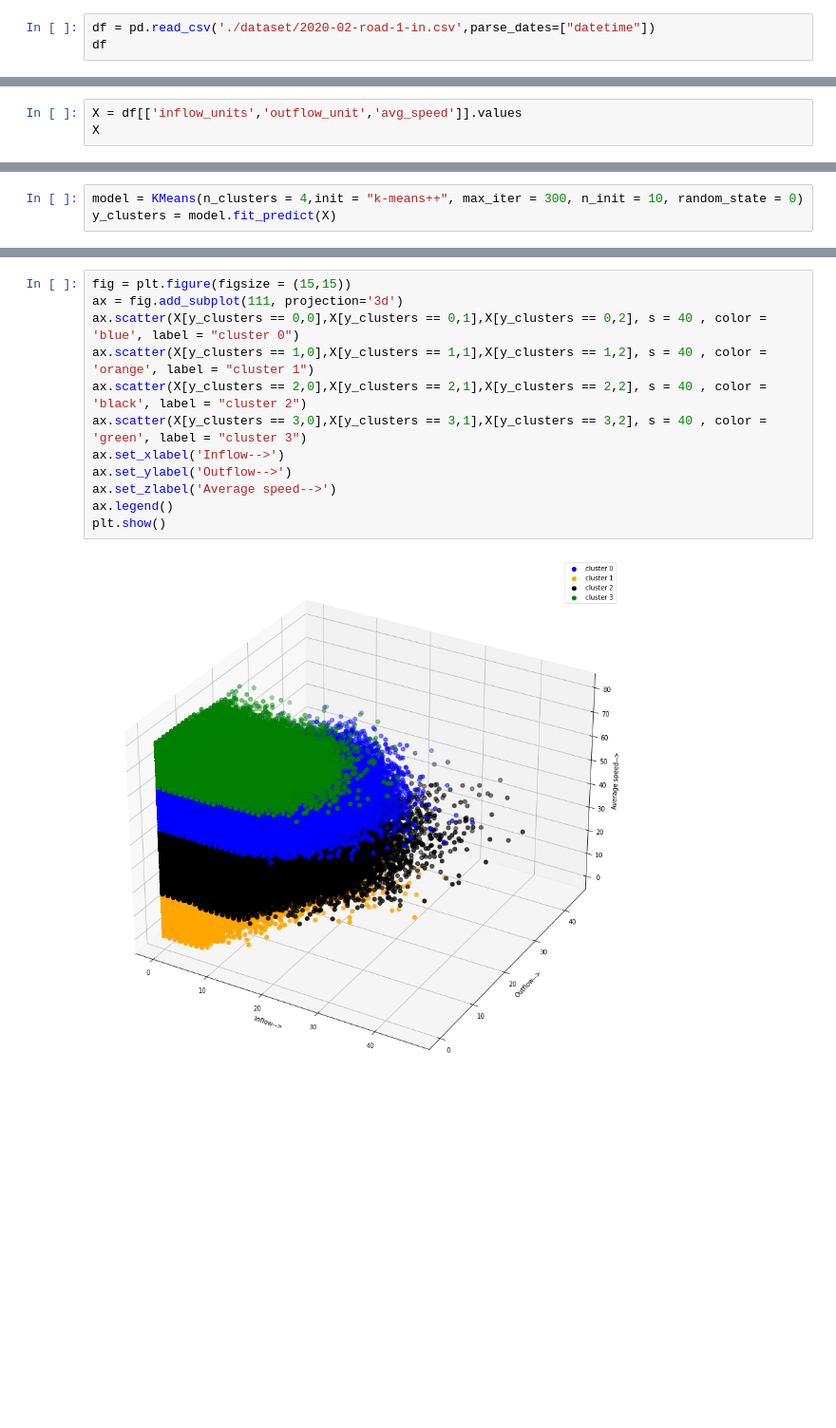
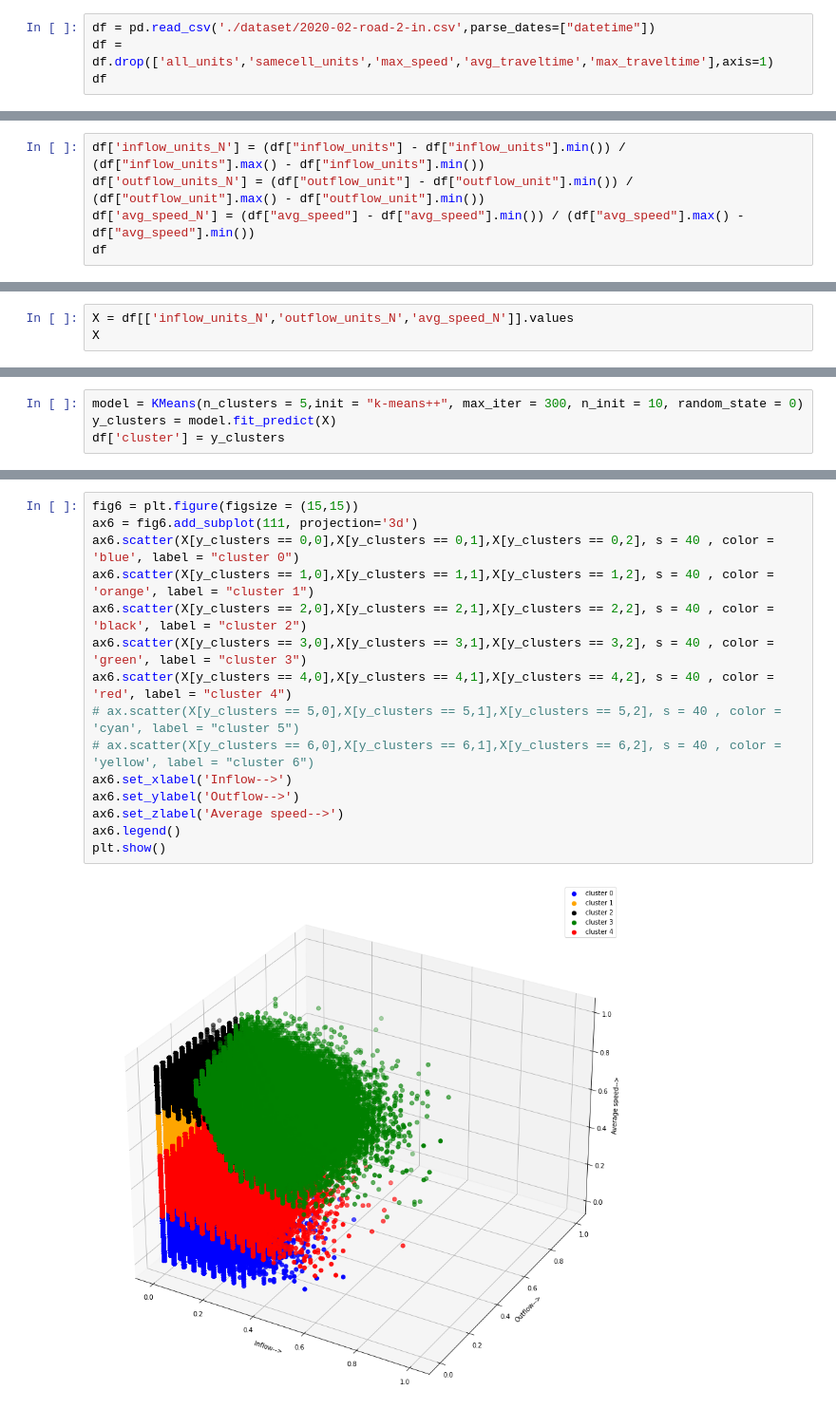
Before and after one commit to Traffic-anomaly-detection/traffic-anomaly-detection, a Jupyter notebook: k-means-test.ipynb, the cells around one changed output, grey strips where cells are left out. Shown at 95% size. Saved outputs shown, nothing was run; the diff lists cells and outputs as text; blank space fills up the shorter version.

Commit message:
visualize k-means with 5 cluster

```diff
--- a/k-means-test.ipynb
+++ b/k-means-test.ipynb
@@ -19,6 +20,7 @@ import plotly.offline as py
 import math
 tqdm.pandas()
 # %%
-df = pd.read_csv('./dataset/2020-02-road-1-in.csv',parse_dates=["datetime"])
+df = pd.read_csv('./dataset/2020-02-road-2-in.csv',parse_dates=["datetime"])
+df = df.drop(['all_units','samecell_units','max_speed','avg_traveltime','max_traveltime'],axis=1)
 df
 # %% [output]
@@ -37,0 +40,5 @@ df
+# %%
+df['inflow_units_N'] = (df["inflow_units"] - df["inflow_units"].min()) / (df["inflow_units"].max() - df["inflow_units"].min())
+df['outflow_units_N'] = (df["outflow_unit"] - df["outflow_unit"].min()) / (df["outflow_unit"].max() - df["outflow_unit"].min())
+df['avg_speed_N'] = (df["avg_speed"] - df["avg_speed"].min()) / (df["avg_speed"].max() - df["avg_speed"].min())
+df
@@ -53,5 +77,5 @@ max_traveltime                    999
 dtype: object
 # %%
-X = df[['inflow_units','outflow_unit','avg_speed']].values
+X = df[['inflow_units_N','outflow_units_N','avg_speed_N']].values
 X
 # %% [output]
@@ -79,6 +101,7 @@ plt.show()
 # %%
-model = KMeans(n_clusters = 4,init = "k-means++", max_iter = 300, n_init = 10, random_state = 0)
+model = KMeans(n_clusters = 5,init = "k-means++", max_iter = 300, n_init = 10, random_state = 0)
 y_clusters = model.fit_predict(X)
+df['cluster'] = y_clusters
 # %%
 sns.countplot(y_clusters)
 # %% [output]
@@ -96,14 +174,17 @@ print(X[y_clusters == 0,2][0])
 # %%
-fig = plt.figure(figsize = (15,15))
-ax = fig.add_subplot(111, projection='3d')
-ax.scatter(X[y_clusters == 0,0],X[y_clusters == 0,1],X[y_clusters == 0,2], s = 40 , color = 'blue', label = "cluster 0")
-ax.scatter(X[y_clusters == 1,0],X[y_clusters == 1,1],X[y_clusters == 1,2], s = 40 , color = 'orange', label = "cluster 1")
-ax.scatter(X[y_clusters == 2,0],X[y_clusters == 2,1],X[y_clusters == 2,2], s = 40 , color = 'black', label = "cluster 2")
-ax.scatter(X[y_clusters == 3,0],X[y_clusters == 3,1],X[y_clusters == 3,2], s = 40 , color = 'green', label = "cluster 3")
-ax.set_xlabel('Inflow-->')
-ax.set_ylabel('Outflow-->')
-ax.set_zlabel('Average speed-->')
-ax.legend()
+fig6 = plt.figure(figsize = (15,15))
+ax6 = fig6.add_subplot(111, projection='3d')
+ax6.scatter(X[y_clusters == 0,0],X[y_clusters == 0,1],X[y_clusters == 0,2], s = 40 , color = 'blue', label = "cluster 0")
+ax6.scatter(X[y_clusters == 1,0],X[y_clusters == 1,1],X[y_clusters == 1,2], s = 40 , color = 'orange', label = "cluster 1")
+ax6.scatter(X[y_clusters == 2,0],X[y_clusters == 2,1],X[y_clusters == 2,2], s = 40 , color = 'black', label = "cluster 2")
+ax6.scatter(X[y_clusters == 3,0],X[y_clusters == 3,1],X[y_clusters == 3,2], s = 40 , color = 'green', label = "cluster 3")
+ax6.scatter(X[y_clusters == 4,0],X[y_clusters == 4,1],X[y_clusters == 4,2], s = 40 , color = 'red', label = "cluster 4")
+# ax.scatter(X[y_clusters == 5,0],X[y_clusters == 5,1],X[y_clusters == 5,2], s = 40 , color = 'cyan', label = "cluster 5")
+# ax.scatter(X[y_clusters == 6,0],X[y_clusters == 6,1],X[y_clusters == 6,2], s = 40 , color = 'yellow', label = "cluster 6")
+ax6.set_xlabel('Inflow-->')
+ax6.set_ylabel('Outflow-->')
+ax6.set_zlabel('Average speed-->')
+ax6.legend()
 plt.show()
 # %% [output]
-[figure, old version]
+[figure, new version]
```
Also changed, not shown: parts of 15 cells of this notebook.
